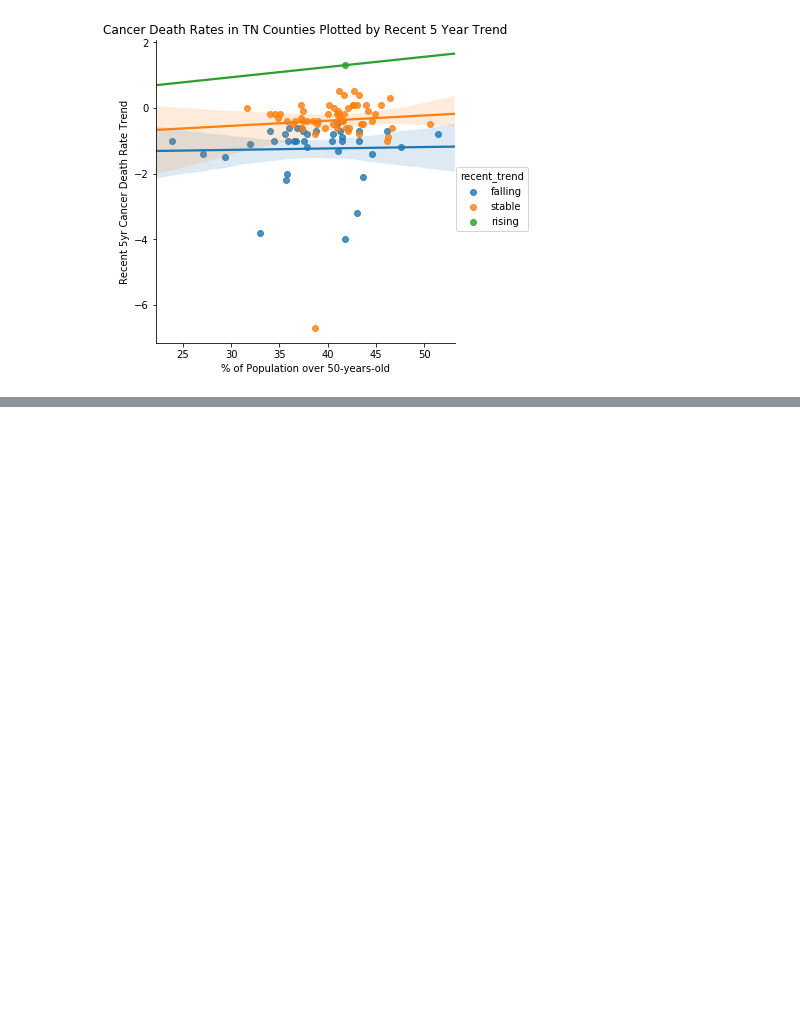
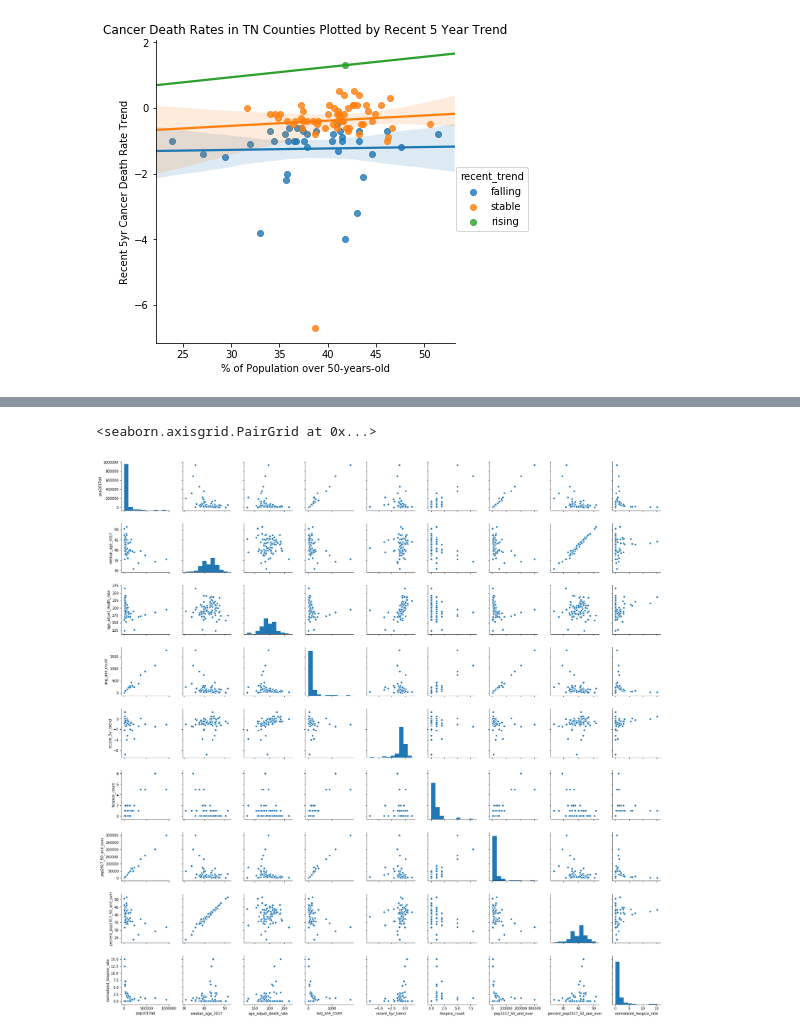
Before and after one commit to CSmithVU/vanderbilt-aspire-data-essentials, a Jupyter notebook: Class_Notebook_rev.ipynb, the cells around one changed output, grey strips where cells are left out. Cells and saved outputs as stored; diff of their text form; code cells hidden in the pictures; blank space fills up the shorter version.

```diff
--- a/Class_Notebook_rev.ipynb
+++ b/Class_Notebook_rev.ipynb
@@ -1141,0 +1166,7 @@ Text(0.5,1,'Cancer Death Rates in TN Counties Plotted by Recent 5 Year Trend')
+# %%
+pop_and_cancer_2017=pd.read_csv('pop_and_cancer_2017_data_modified.csv')
+# %%
+sns.pairplot(pop_and_cancer_2017)
+# %% [output]
+<seaborn.axisgrid.PairGrid at 0x...>
+[figure, added]
```
Also changed, not shown: parts of 18 cells of this notebook.
